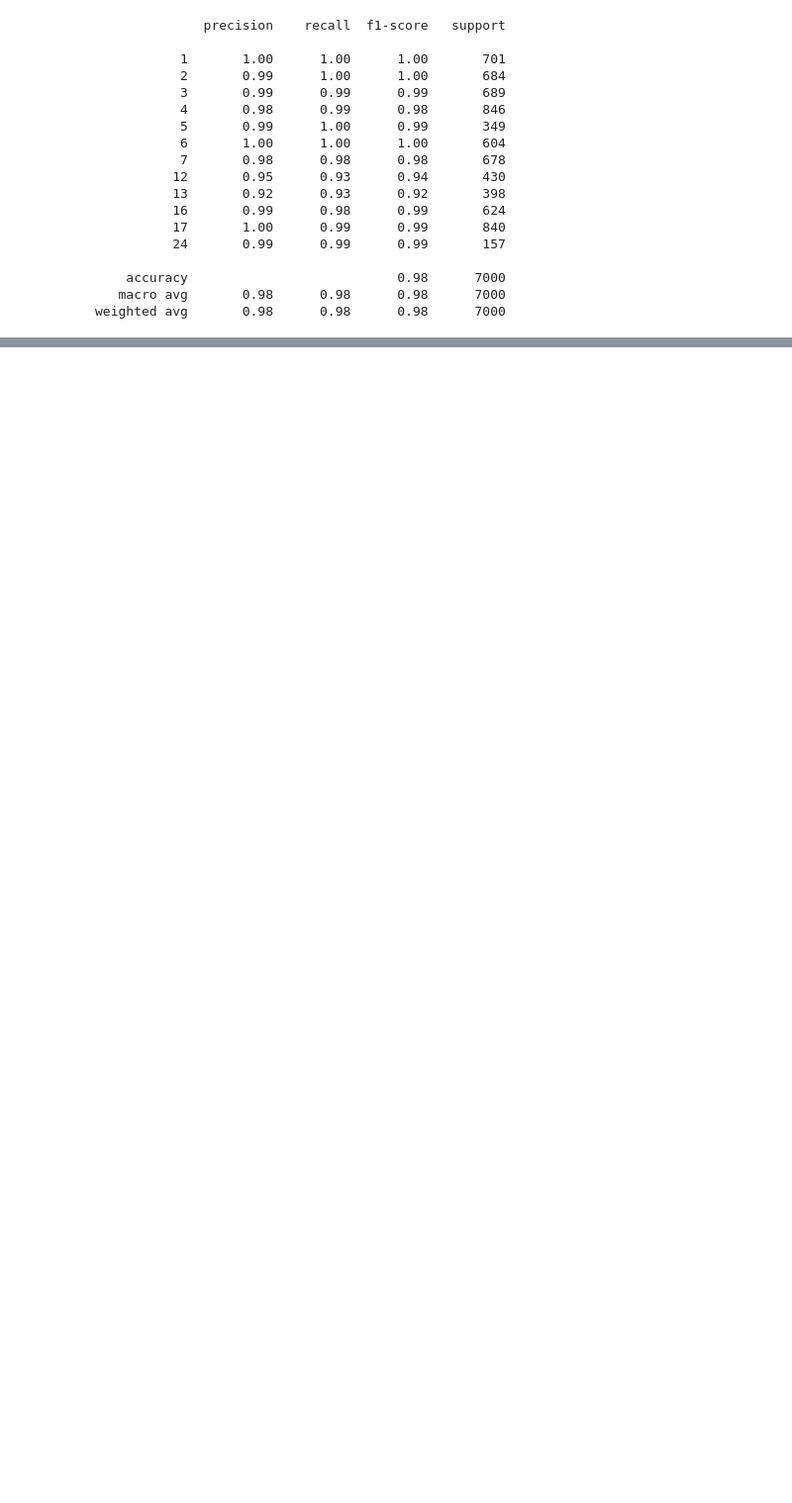
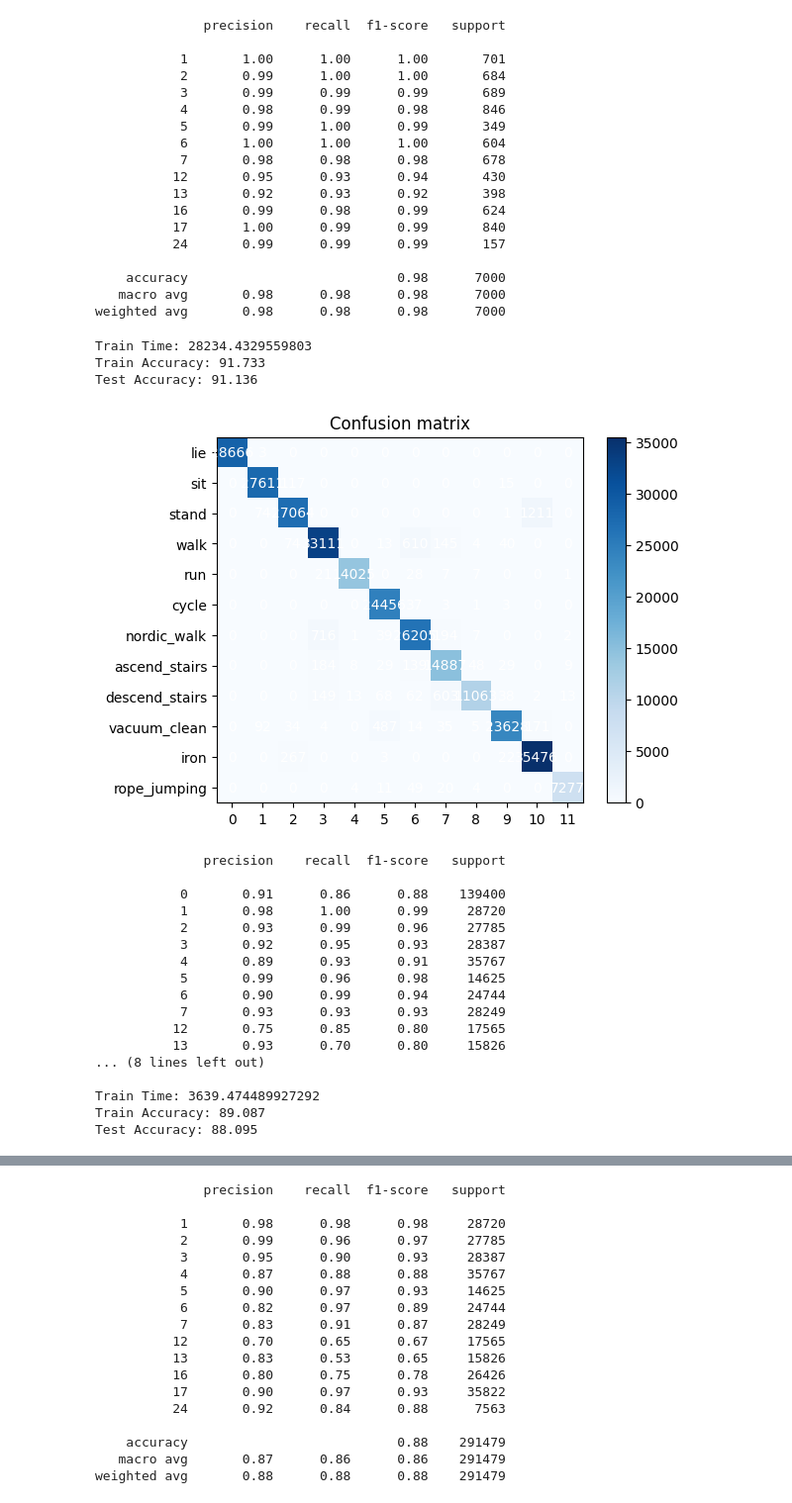
Before and after one commit to ek234/Human-Activity-Classifier, a Jupyter notebook: data_processing.ipynb, the cells around one changed output, grey strips where cells are left out. Shown at 99% size. Drawn from its saved outputs; the diff is of its cells as text; code cells hidden in the pictures; blank space fills up the shorter version.

```diff
--- a/data_processing.ipynb
+++ b/data_processing.ipynb
@@ -519,3 +519,43 @@ Test Accuracy: 98.414
     accuracy                           0.98      7000
    macro avg       0.98      0.98      0.98      7000
 weighted avg       0.98      0.98      0.98      7000
+# %%
+key = ('100','False','10',)
+dataframe = data['bdt'][key]
+print('Train Time:', dataframe['train_time'])
+print('Train Accuracy:', dataframe['accuracy_tr'])
+print('Test Accuracy:', dataframe['accuracy_te'])
+print()
+plot_confusion_matrix(dataframe['confusion_matrix'], False)
+print(dataframe['classification_report'])
+
+key = ('500','True','10',)
+dataframe = data['bdt'][key]
+print('Train Time:', dataframe['train_time'])
+print('Train Accuracy:', dataframe['accuracy_tr'])
+print('Test Accuracy:', dataframe['accuracy_te'])
+print()
+plot_confusion_matrix(dataframe['confusion_matrix'], False)
+print(dataframe['classification_report'])
+# %% [output]
+Train Time: 28234.4329559803
+Train Accuracy: 91.733
+Test Accuracy: 91.136
+[figure, added]
+              precision    recall  f1-score   support
+
+           0       0.91      0.86      0.88    139400
+           1       0.98      1.00      0.99     28720
+           2       0.93      0.99      0.96     27785
+           3       0.92      0.95      0.93     28387
+           4       0.89      0.93      0.91     35767
+           5       0.99      0.96      0.98     14625
+           6       0.90      0.99      0.94     24744
+           7       0.93      0.93      0.93     28249
+          12       0.75      0.85      0.80     17565
+          13       0.93      0.70      0.80     15826
+... (8 lines left out)
+
+Train Time: 3639.474489927292
+Train Accuracy: 89.087
+Test Accuracy: 88.095
@@ -521,0 +563,18 @@ weighted avg       0.98      0.98      0.98      7000
+              precision    recall  f1-score   support
+
+           1       0.98      0.98      0.98     28720
+           2       0.99      0.96      0.97     27785
+           3       0.95      0.90      0.93     28387
+           4       0.87      0.88      0.88     35767
+           5       0.90      0.97      0.93     14625
+           6       0.82      0.97      0.89     24744
+           7       0.83      0.91      0.87     28249
+          12       0.70      0.65      0.67     17565
+          13       0.83      0.53      0.65     15826
+          16       0.80      0.75      0.78     26426
+          17       0.90      0.97      0.93     35822
+          24       0.92      0.84      0.88      7563
+
+    accuracy                           0.88    291479
+   macro avg       0.87      0.86      0.86    291479
+weighted avg       0.88      0.88      0.88    291479
```
Also changed, not shown: parts of 1 cell of this notebook, 30 other files.
